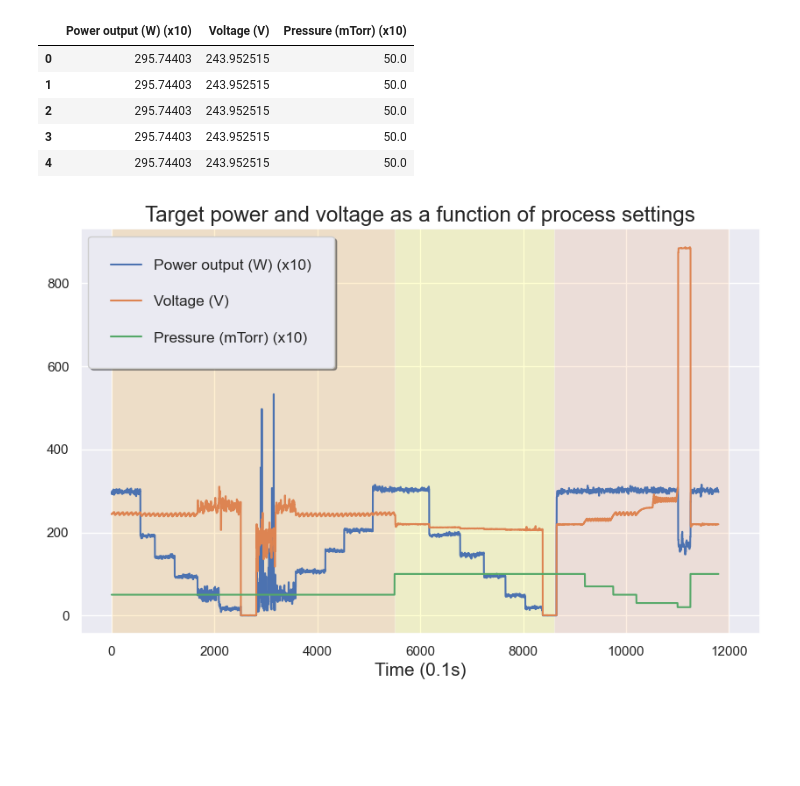
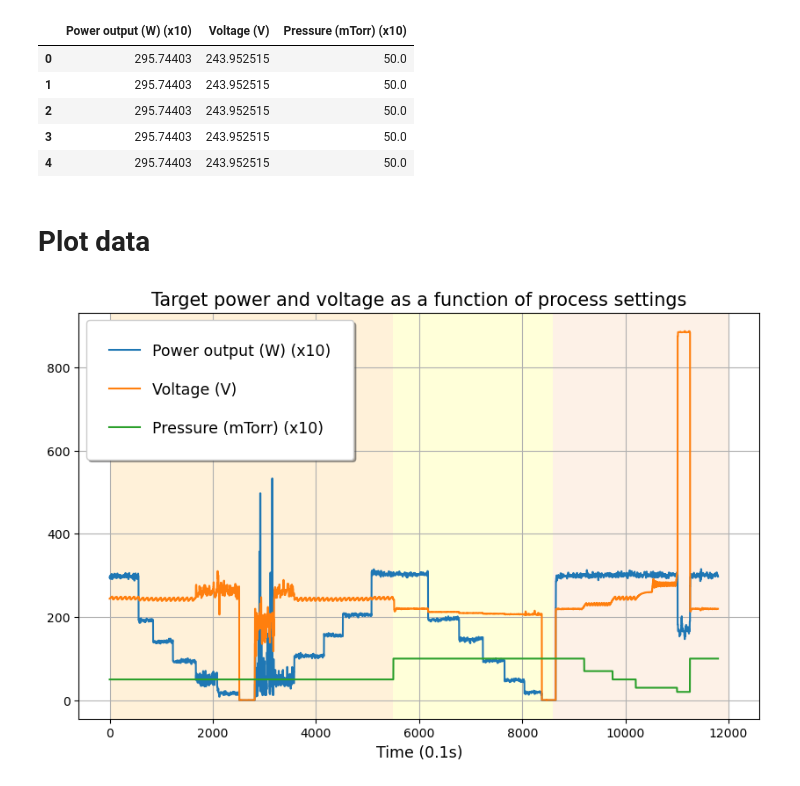
Before and after one commit to emiresenov/Masters-Thesis, a Jupyter notebook: motivating_example/motivating_example.ipynb, the cells around one changed output. Drawn from its saved outputs; the diff is of its cells as text; code cells hidden in the pictures; blank space fills up the shorter version.

```diff
--- a/motivating_example/motivating_example.ipynb
+++ b/motivating_example/motivating_example.ipynb
@@ -16,6 +20,4 @@ df.head()
 # %%
-df['Time Stamp'] = pd.to_datetime(df['Time Stamp'])
-df['Time Stamp'] = (df['Time Stamp'] - df['Time Stamp'].min())  / np.timedelta64(1,'D')
 df = df.drop(columns=['Power Supply 1 Power', 'Time Stamp'])
 df.head()
 # %% [output]
@@ -70,17 +77,19 @@ df.head()
 | 2 | 295.74403 | 243.952515 | 50.0 |
 | 3 | 295.74403 | 243.952515 | 50.0 |
 | 4 | 295.74403 | 243.952515 | 50.0 |
+# %% [markdown]
+# Plot data
 # %%
 plt.rcParams['figure.figsize'] = [10, 6]
 # %%
-sns.set_theme()
 df.plot()
-plt.axvspan(0, 5500, facecolor='orange', alpha=0.175)
-plt.axvspan(5500, 8600, facecolor='yellow', alpha=0.175)
-plt.axvspan(8600, 12000, facecolor='sandybrown', alpha=0.175)
-plt.xlabel('Time (0.1s)', fontsize=15)
-plt.title('Target power and voltage as a function of process settings').set_size(17.5)
+plt.axvspan(0, 5500, facecolor='orange', alpha=0.15)
+plt.axvspan(5500, 8600, facecolor='yellow', alpha=0.15)
+plt.axvspan(8600, 12000, facecolor='sandybrown', alpha=0.15)
+plt.xlabel('Time (0.1s)', fontsize=12.5)
+plt.grid()
+plt.title('Target power and voltage as a function of process settings').set_size(15)
 plt.legend(loc='upper left', borderpad=1.5, labelspacing=1.5, fontsize="12.5", fancybox=True, shadow=True)
 plt.show()
 # %% [output]
-[figure, old version]
+[figure, new version]
```
Also changed, not shown: parts of 4 cells of this notebook, 3 other files.
